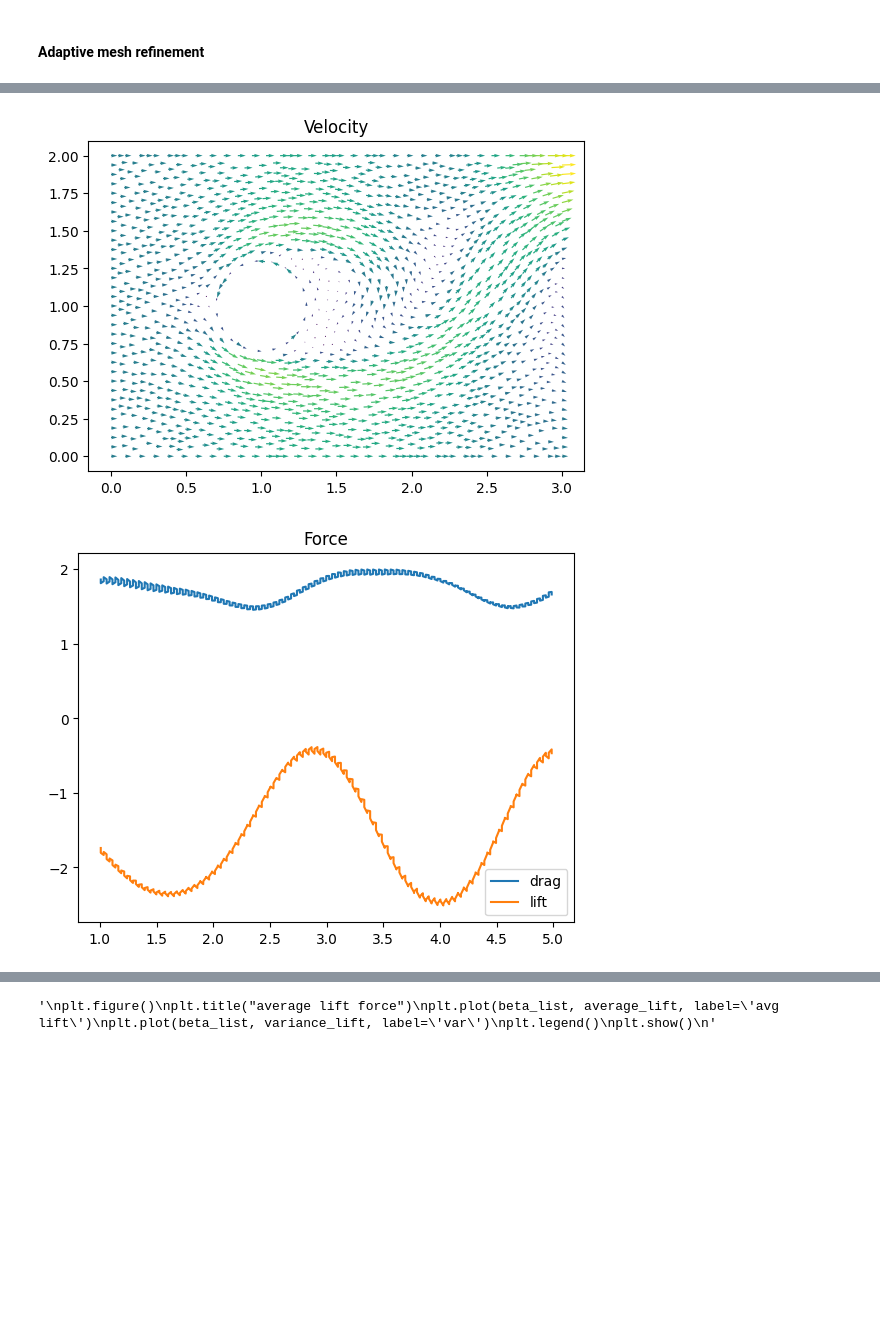
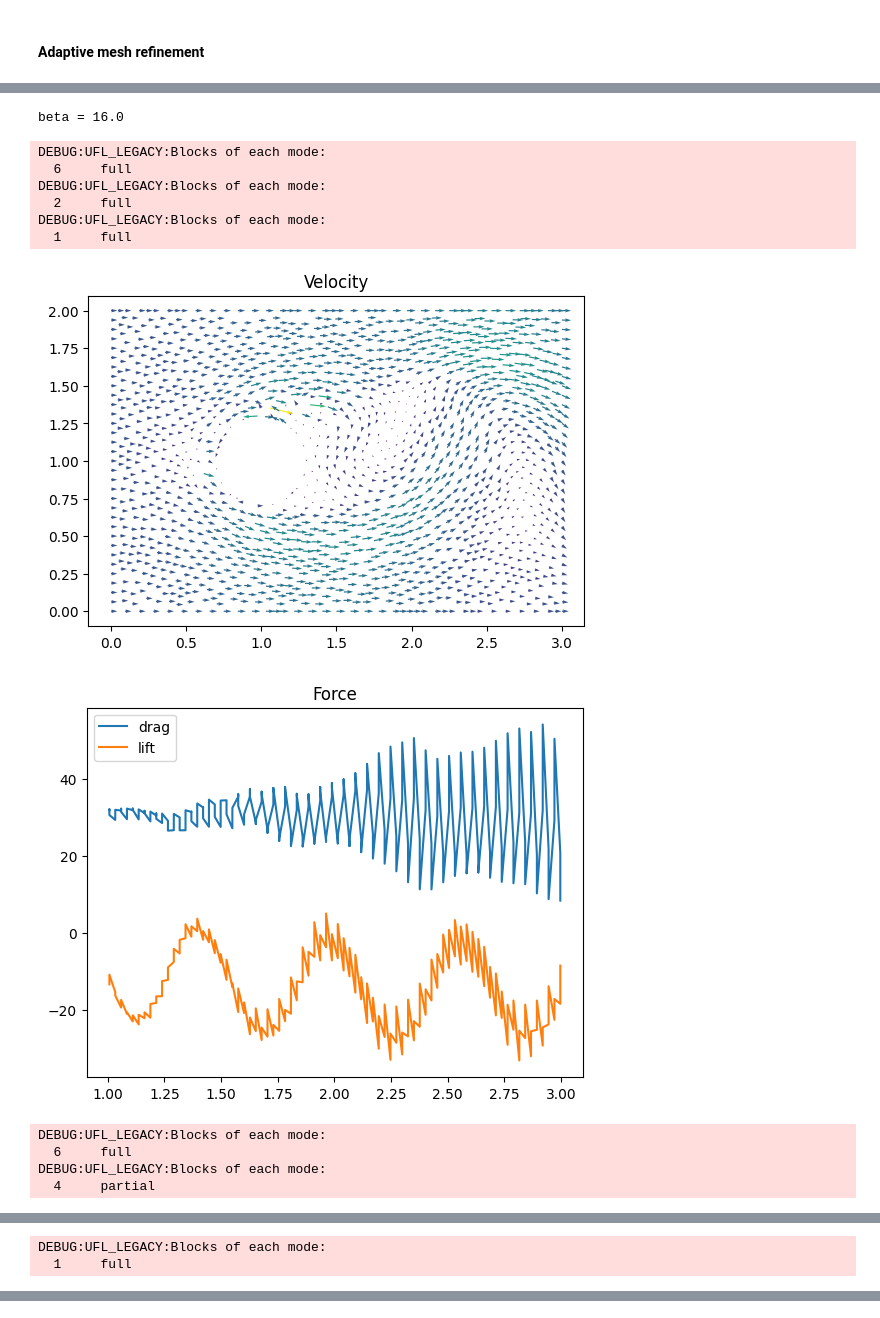
Before and after one commit to pouvelenc/DD2365-aflum, a Jupyter notebook: adjoint_drag_crisis.ipynb, the cells around one changed output, grey strips where cells are left out. Drawn from its saved outputs; the diff is of its cells as text; code cells hidden in the pictures; blank space fills up the shorter version.

```diff
--- a/adjoint_drag_crisis.ipynb
+++ b/adjoint_drag_crisis.ipynb
@@ -147,7 +147,7 @@ for beta in beta_list:
   dbc_right = DirichletBoundaryRight()
   dbc_objects = DirichletBoundaryObjects()
 
-  uin = 1.0
+  uin = 4.0
   bcu_in0 = DirichletBC(V.sub(0), uin, dbc_left)
   bcu_in1 = DirichletBC(V.sub(1), 0.0, dbc_left)
   bcu_upp0 = DirichletBC(V.sub(0), 0.0, dbc_upper)
@@ -169,7 +169,7 @@ for beta in beta_list:
 
 
   # Set viscosity
-  nu = 1.0e-4
+  nu = 1.0e-5
 
 
   # Define iteration functions
@@ -204,7 +204,7 @@ for beta in beta_list:
   omega = 1.0
 
   # angular (tangential) velocity
-  u_t = 1.0
+  u_t = 2.0
 
   # Smagorinsky model (simplified)
   C_t = 1.0e-2
@@ -239,7 +239,6 @@ for beta in beta_list:
   phi_x_L = 0.0
   phi_y_L = 1.0
 
-  #psi_expression = Expression(("0.0","pow(x[0]-0.5,2.0) + pow(x[1]-1.0,2.0) - pow(0.2,2.0) < 1.e-5 ? 1. : 0."), element = V.ufl_element())
   psi_expression_D = Expression(("near(pow(x[0]-xc,2.0) + pow(x[1]-yc,2.0) - pow(rc,2.0), 0.0) ? phi_x : 0.","near(pow(x[0]-xc,2.0) + pow(x[1]-yc,2.0) - pow(rc,2.0), 0.0) ? phi_y : 0."), xc=xc, yc=yc, rc=rc, phi_x=phi_x_D, phi_y=phi_y_D, element = V.ufl_element())
   psi_D = interpolate(psi_expression_D, V)
 
@@ -248,9 +247,6 @@ for beta in beta_list:
 
   Force_D = inner((u1 - u0)/dt + grad(um1)*um1, psi_D)*dx - p1*div(psi_D)*dx + nu*inner(grad(um1), grad(psi_D))*dx
   Force_L = inner((u1 - u0)/dt + grad(um1)*um1, psi_L)*dx - p1*div(psi_L)*dx + nu*inner(grad(um1), grad(psi_L))*dx
-
-  #plt.figure()
-  #plot(psi, title="weight function psi")
 
   # Force normalization
   D = 2*rc
@@ -265,9 +261,10 @@ for beta in beta_list:
   time = np.delete(time, 0)
   start_sample_time = 1.0
 
+  primary_u = []
 
   # Time stepping
-  T = 5
+  T = 3
   t = dt
   while t < T + DOLFIN_EPS:
       pin.t = t
@@ -306,6 +303,8 @@ for beta in beta_list:
           k += 1
 
       # Update time step
+      primary_u.append(u1)
+
       u0.assign(u1)
       t += dt
 
@@ -326,22 +325,21 @@ for beta in beta_list:
   variance_lift.append(np.var(force_array_L))
 
 
-
   # mixed adjoint space
   VEa = VectorElement("CG", mesh.ufl_cell(), 1)
   QEa = FiniteElement("CG", mesh.ufl_cell(), 1)
   WEa = MixedElement([VEa, QEa])
+
   Wa = FunctionSpace(mesh, WEa)
+  Va = FunctionSpace(mesh, VEa)
+  Qa = FunctionSpace(mesh, QEa)
 
   # trial and test functions
   wa = Function(Wa)
+  (phi, theta) = (as_vector((wa[0],wa[1])), wa[2])
   (va, qa) = TestFunctions(Wa)
-  phi = as_vector((wa[0], wa[1]))
-  theta = wa[2]
 
   um = 0.5*(u1 + u0)
-
-  Va = FunctionSpace(mesh, VEa)
   psi = interpolate(psi_L, Va)
 
   # adjoint residual variational form
@@ -352,12 +350,11 @@ for beta in beta_list:
            + 2*nu*inner(sym(grad(va)), sym(grad(phi)))*dx
            - inner(psi, va)*dx)
 
-  bcs_adj = []
-  for dbc in (dbc_left, dbc_upper, dbc_lower, dbc_right, dbc_objects):
-      bcs_adj.append(DirichletBC(Wa.sub(0), Constant((0.0, 0.0)), dbc))
 
-  # solve residual adjoint equation
-  solve(res_a == 0, wa, bcs_adj)
+  # backward time stepping
+
+  # solve residual adjoint system
+  solve(res_a == 0, wa)
   phi, theta = wa.split()
 
 
@@ -373,7 +370,6 @@ for beta in beta_list:
   err_ind = Function(WDG)
 
   # momentum residual
-  um = 0.5*(u1 + u0)
   res = (u1 - u0)/dt + dot(um, nabla_grad(u1)) + grad(p1) - nu*div(grad(u1))
 
   local_error = inner(res, phi)*elm*dx
@@ -387,10 +383,10 @@ for beta in beta_list:
     local_error_cell = err_ind_abs[c.index()]
     if local_error_cell > err_ind_mean:
         cell_marker[c] = True
-  mesh_new = refine(mesh, cell_marker)
+  mesh = refine(mesh, cell_marker)
 
   plt.figure()
-  plot(mesh_new)
+  plot(mesh)
   plt.show()
 
 """
@@ -406,2 +404,13 @@ beta = 16.0
+beta = 16.0
+DEBUG:UFL_LEGACY:Blocks of each mode:
+  6     full
+DEBUG:UFL_LEGACY:Blocks of each mode:
+  2     full
+DEBUG:UFL_LEGACY:Blocks of each mode:
+  1     full
-[figure, old version]
+[figure, new version]
-[figure, old version]
+[figure, new version]
+DEBUG:UFL_LEGACY:Blocks of each mode:
+  6     full
+DEBUG:UFL_LEGACY:Blocks of each mode:
+  4     partial
@@ -408,0 +418,2 @@ beta = 16.0
+DEBUG:UFL_LEGACY:Blocks of each mode:
+  1     full
@@ -410 +420,0 @@ beta = 16.0
-'\nplt.figure()\nplt.title("average lift force")\nplt.plot(beta_list, average_lift, label=\'avg lift\')\nplt.plot(beta_list, variance_lift, label=\'var\')\nplt.legend()\nplt.show()\n'
```
Also changed, not shown: parts of 1 cell of this notebook.
